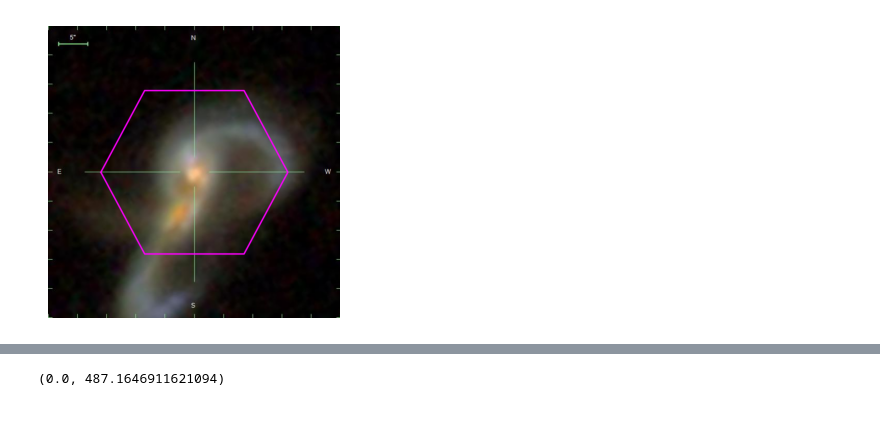
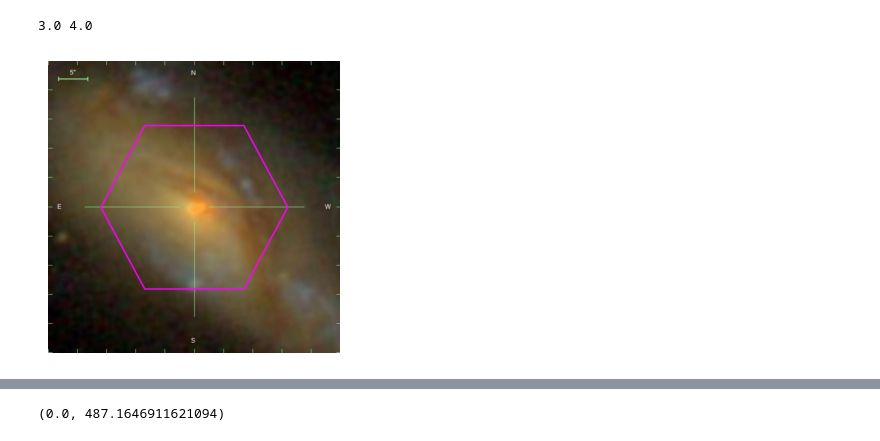
Before and after one commit to gx-jin/py_astro_gxjin, a Jupyter notebook: demo.ipynb, the cells around one changed output, grey strips where cells are left out. Cells and saved outputs as stored; diff of their text form; code cells hidden in the pictures.

```diff
--- a/demo.ipynb
+++ b/demo.ipynb
@@ -15,4 +13,9 @@ manga.download_logcube(7443, 1901, daptype='SPX', save_dir='./', quiet=True, )
+# %%
+a = np.array([1.0,1.0,1.0,np.nan,])
+print(np.nansum(a), np.nanmean(a)*len(a))
+# %% [output]
+3.0 4.0
 # %%
-manga.plot_gri_image(7443, 12703)
+manga.plot_gri_image(11761, 12705)
 # %% [output]
-[figure, old version]
+[figure, new version]
```
Also changed, not shown: parts of 4 cells of this notebook, 2 other files.
